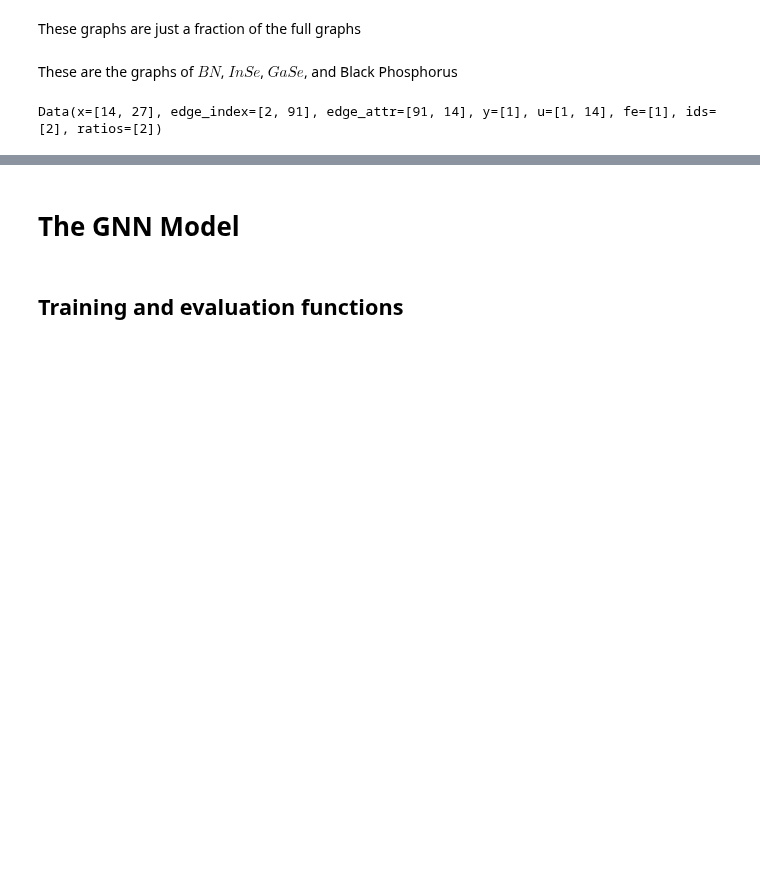
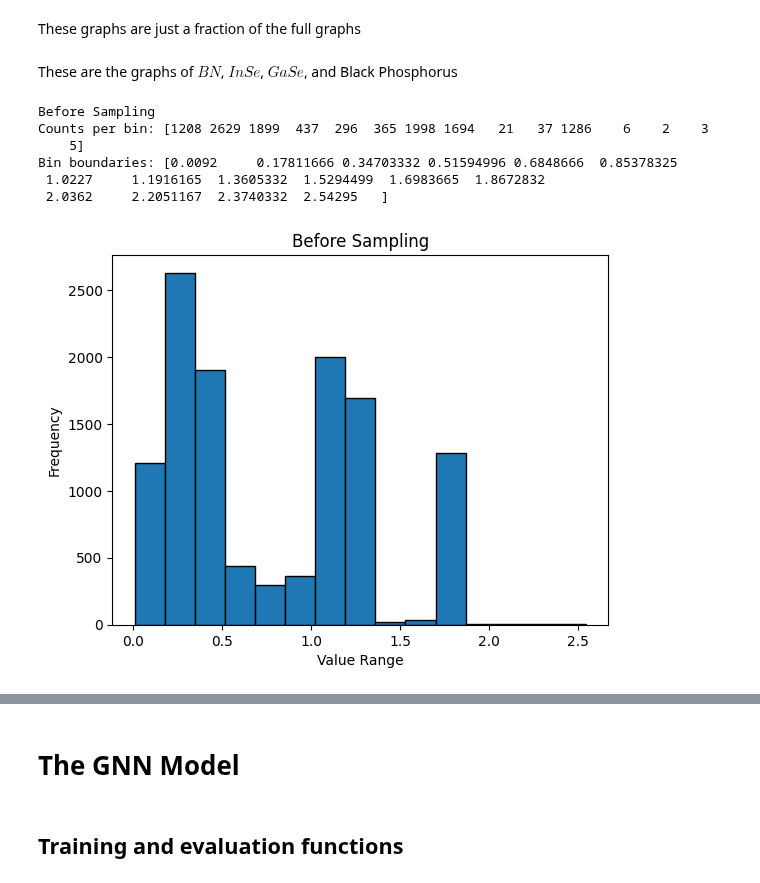
Before and after one commit to AdamKimhub/GNN-and-CVAE-on-2D-materials, a Jupyter notebook: gnn_models.ipynb, the cells around one changed output, grey strips where cells are left out. Saved outputs shown, nothing was run; the diff lists cells and outputs as text; code cells hidden in the pictures; blank space fills up the shorter version.

Commit message:
Trained MEGNet on the data and tried using on CVAE output

```diff
--- a/gnn_models.ipynb
+++ b/gnn_models.ipynb
@@ -52,6 +74,16 @@ test_loader = DataLoader(well_distributed_test_graphs, batch_size=1, shuffle=Tru
-# %%
-for i in well_distributed_train_graphs:
-    print(i)
-    break
-# %% [output]
-Data(x=[14, 27], edge_index=[2, 91], edge_attr=[91, 14], y=[1], u=[1, 14], fe=[1], ids=[2], ratios=[2])
+# %%
+# train_graphs = well_distributed_train_graphs
+# val_graphs = well_distributed_val_graphs
+# test_graphs = well_distributed_test_graphs
+
+train_graphs = full_train_graphs
+val_graphs = full_val_graphs
+test_graphs = full_test_graphs
+
+# train_graphs = trimmed_train_graphs
+# val_graphs = trimmed_val_graphs
+# test_graphs = trimmed_test_graphs
+
+train_loader = DataLoader(train_graphs, batch_size=1, shuffle=True)
+val_loader = DataLoader(val_graphs, batch_size=1, shuffle=False)
+test_loader = DataLoader(test_graphs, batch_size=1, shuffle=False)
@@ -57,0 +123,33 @@ Data(x=[14, 27], edge_index=[2, 91], edge_attr=[91, 14], y=[1], u=[1, 14], fe=[1
+# %%
+# Sample_train_graphs
+
+print("Before Sampling")
+
+train_targets = [train_graphs[i].y.numpy()[0] for i in range(len(train_graphs))]
+
+hist, bin_edges = np.histogram(train_targets, bins=15)
+
+# frequency per bin
+freq = hist + 1e-6
+
+# inverse frequency weights
+bin_weights = 1.0 / freq
+
+
+print("Counts per bin:", hist)
+print("Bin boundaries:", bin_edges)
+
+# 2. Graphically plot the computed data
+plt.bar(bin_edges[:-1], hist, width=np.diff(bin_edges), edgecolor="black", align="edge")
+plt.title("Before Sampling")
+plt.xlabel("Value Range")
+plt.ylabel("Frequency")
+plt.show()
+# %% [output]
+Before Sampling
+Counts per bin: [1208 2629 1899  437  296  365 1998 1694   21   37 1286    6    2    3
+    5]
+Bin boundaries: [0.0092     0.17811666 0.34703332 0.51594996 0.6848666  0.85378325
+ 1.0227     1.1916165  1.3605332  1.5294499  1.6983665  1.8672832
+ 2.0362     2.2051167  2.3740332  2.54295   ]
+[figure, added]
```
Also changed, not shown: parts of 21 cells of this notebook, 4 other files.
